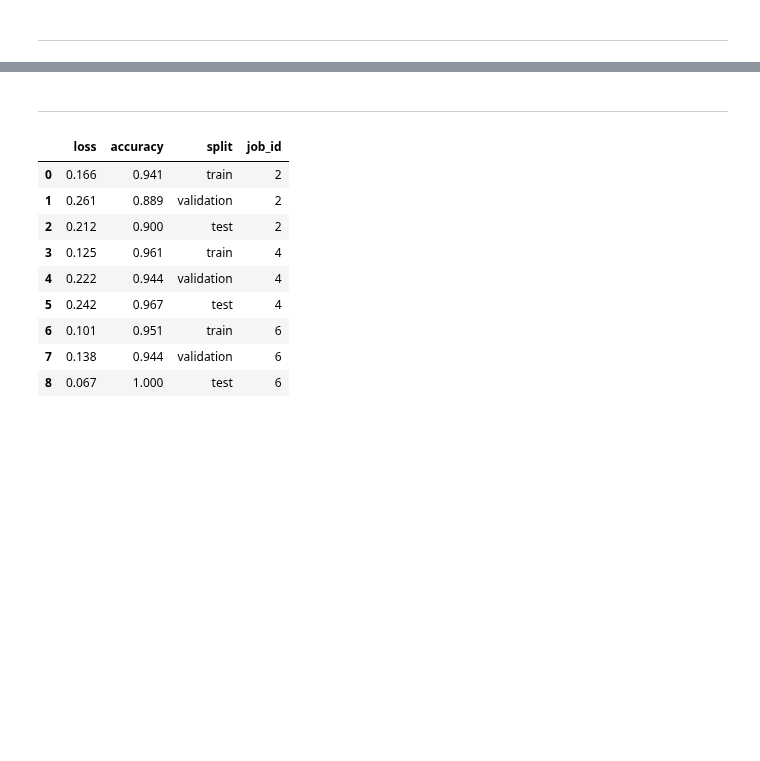
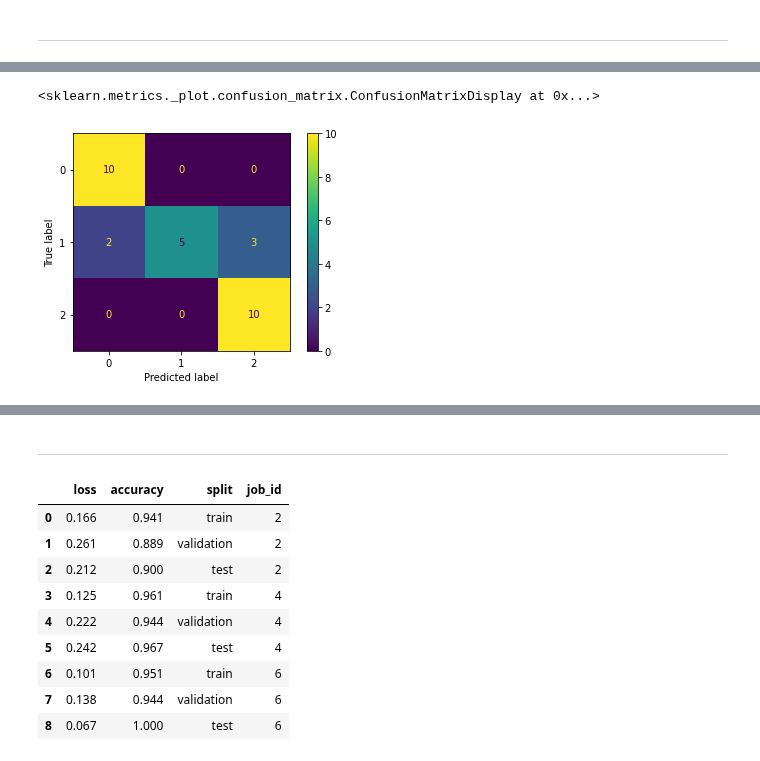
Before and after one commit to pydatasci-repos/pydatasci, a Jupyter notebook: notebooks/dev_alg_model.ipynb, the cells around one changed output, grey strips where cells are left out. Cells and saved outputs as stored; diff of their text form; code cells hidden in the pictures; blank space fills up the shorter version.

```diff
--- a/notebooks/dev_alg_model.ipynb
+++ b/notebooks/dev_alg_model.ipynb
@@ -210,0 +305,5 @@ from sklearn.metrics import ConfusionMatrixDisplay
+# %%
+px.imshow(batch.jobs[0].results[0].confusion_matrices['test'])
+# %% [output]
+<sklearn.metrics._plot.confusion_matrix.ConfusionMatrixDisplay at 0x...>
+[figure, added]
```
Also changed, not shown: parts of 10 cells of this notebook, 1 other file.
